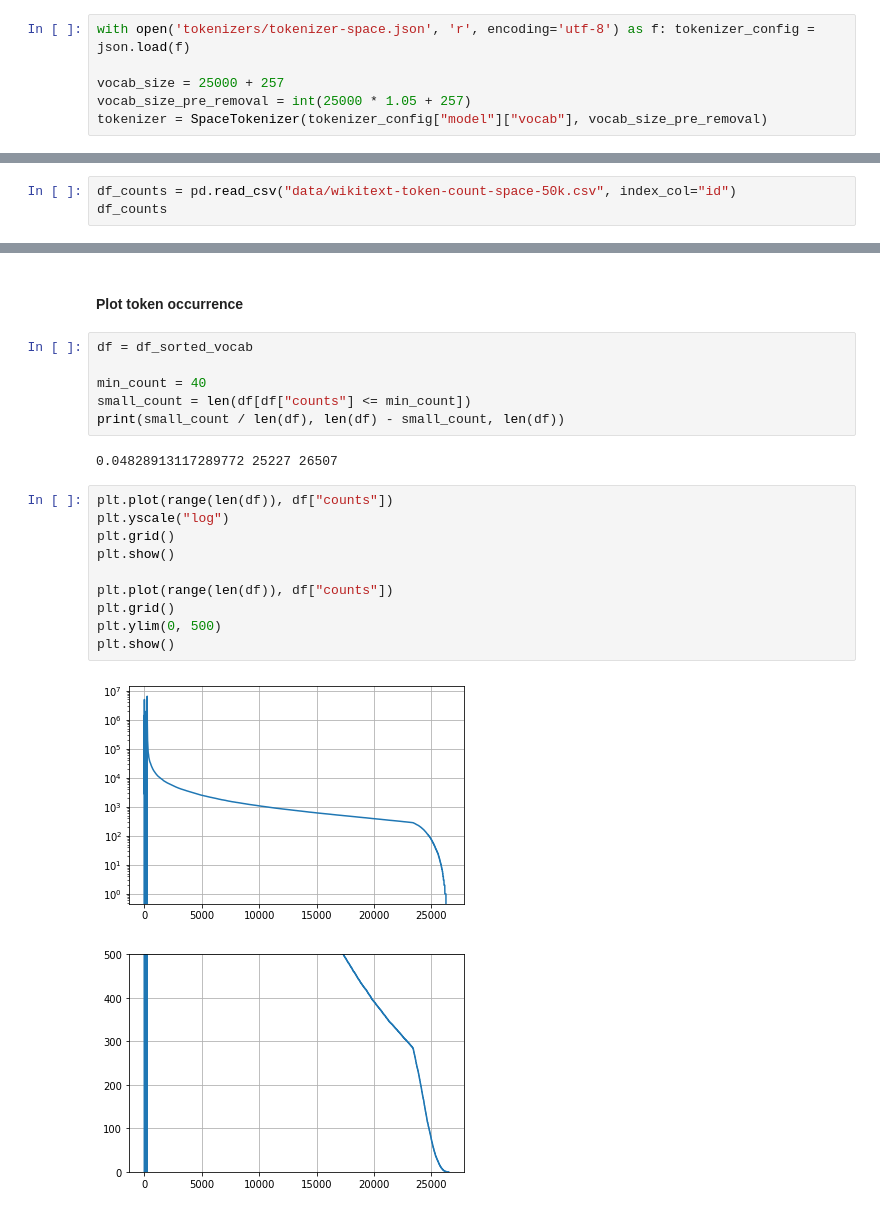
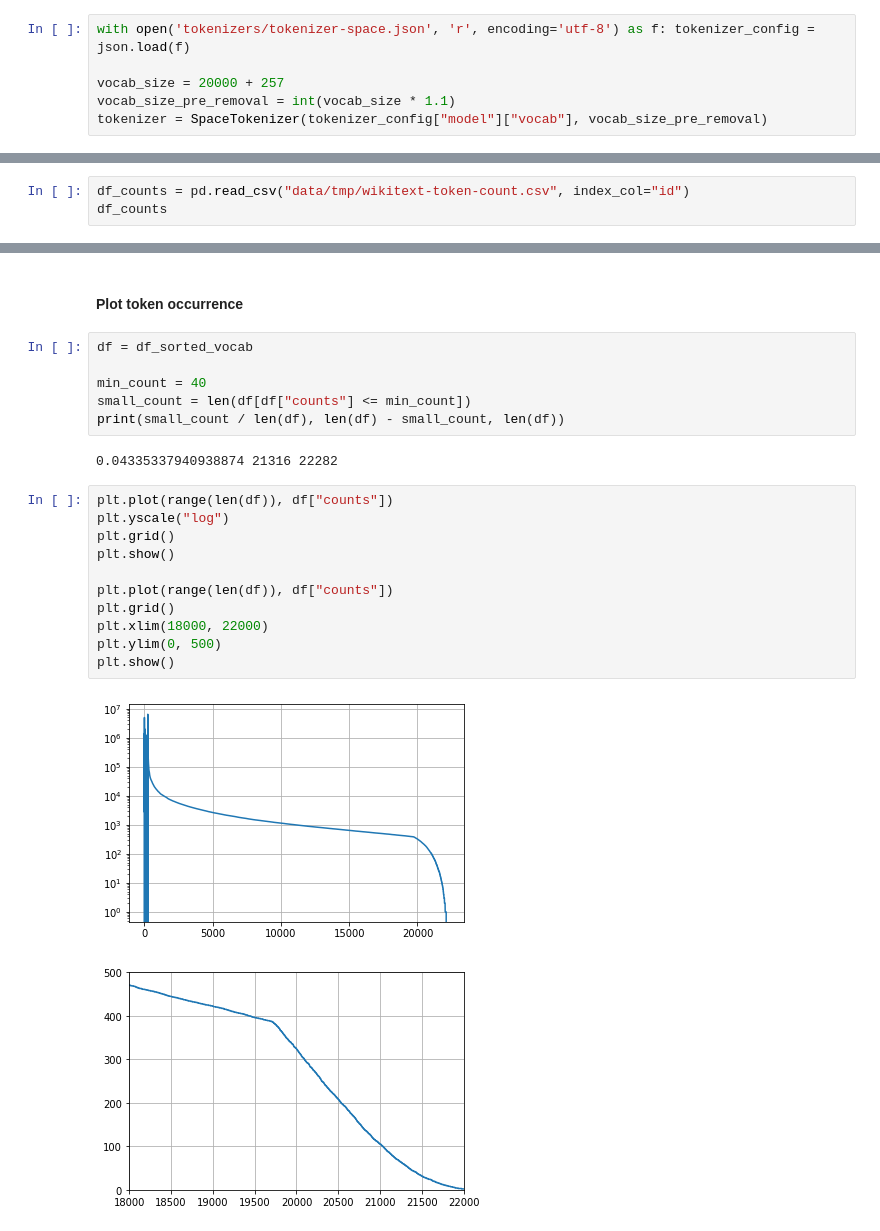
Before and after one commit to martinloretzzz/space-tokenizer, a Jupyter notebook: scafold-tokens.ipynb, the cells around one changed output, grey strips where cells are left out. Saved outputs shown, nothing was run; the diff lists cells and outputs as text.

```diff
--- a/scafold-tokens.ipynb
+++ b/scafold-tokens.ipynb
@@ -13,8 +13,8 @@ import pandas as pd
 # %%
 with open('tokenizers/tokenizer-space.json', 'r', encoding='utf-8') as f: tokenizer_config = json.load(f)
 
-vocab_size = 25000 + 257
-vocab_size_pre_removal = int(25000 * 1.05 + 257)
+vocab_size = 20000 + 257
+vocab_size_pre_removal = int(vocab_size * 1.1)
 tokenizer = SpaceTokenizer(tokenizer_config["model"]["vocab"], vocab_size_pre_removal)
 # %%
 dataset = load_dataset("wikitext", "wikitext-103-raw-v1", split="train+test+validation") # split="train+test+validation"
@@ -55,5 +55,5 @@ df_ids.to_csv("data/wikitext-token-count-space-50k.csv", index=False)
 # %%
-df_counts = pd.read_csv("data/wikitext-token-count-space-50k.csv", index_col="id")
+df_counts = pd.read_csv("data/tmp/wikitext-token-count.csv", index_col="id")
 df_counts
 # %% [output]
 |  | counts |
@@ -183,17 +184,18 @@ min_count = 40
 small_count = len(df[df["counts"] <= min_count])
 print(small_count / len(df), len(df) - small_count, len(df))
 # %% [output]
-0.04828913117289772 25227 26507
+0.04335337940938874 21316 22282
 # %%
 plt.plot(range(len(df)), df["counts"])
 plt.yscale("log")
 plt.grid()
 plt.show()
 
 plt.plot(range(len(df)), df["counts"])
 plt.grid()
+plt.xlim(18000, 22000)
 plt.ylim(0, 500)
 plt.show()
 # %% [output]
-[figure, old version]
+[figure, new version]
-[figure, old version]
+[figure, new version]
```
Also changed, not shown: parts of 11 cells of this notebook, 4 other files.
